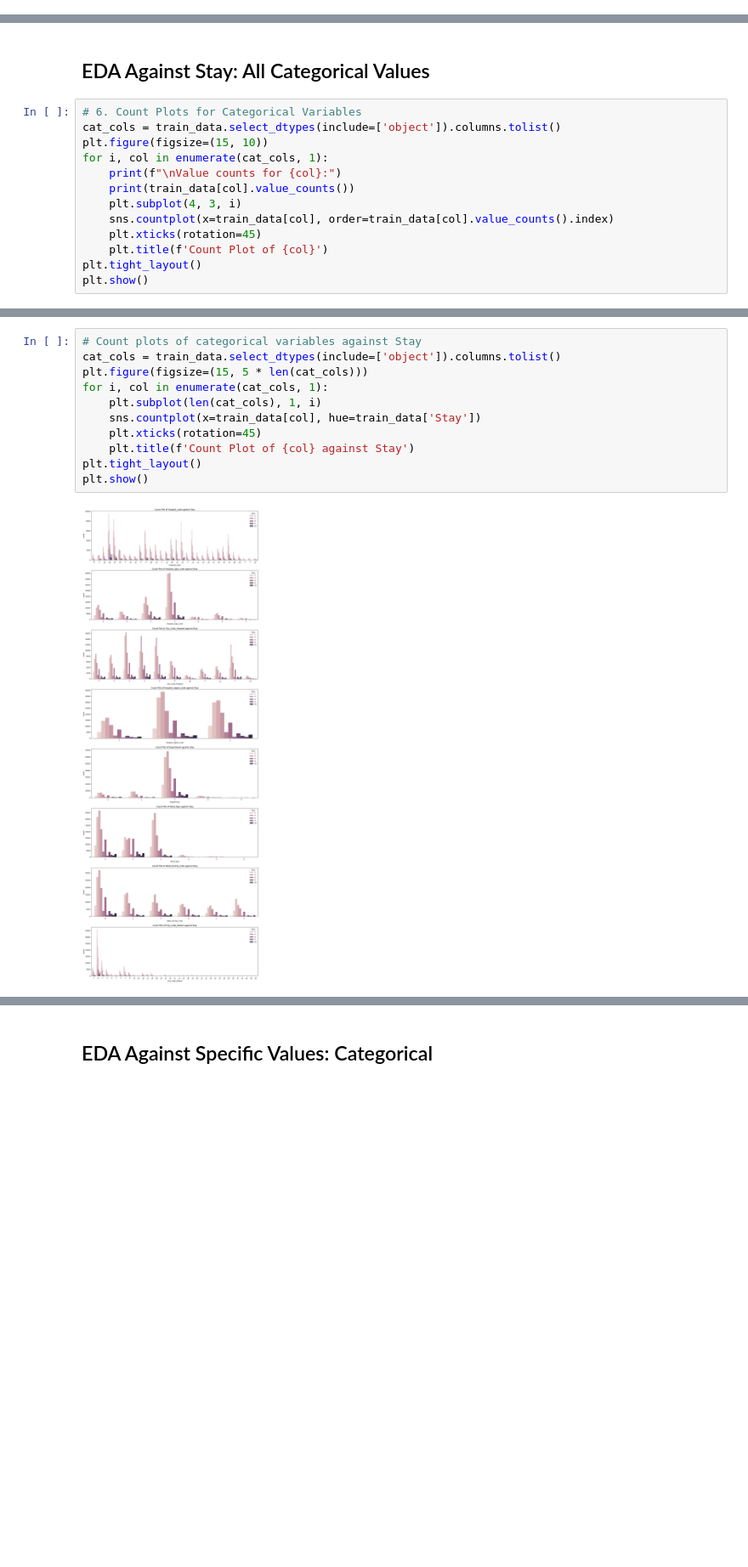
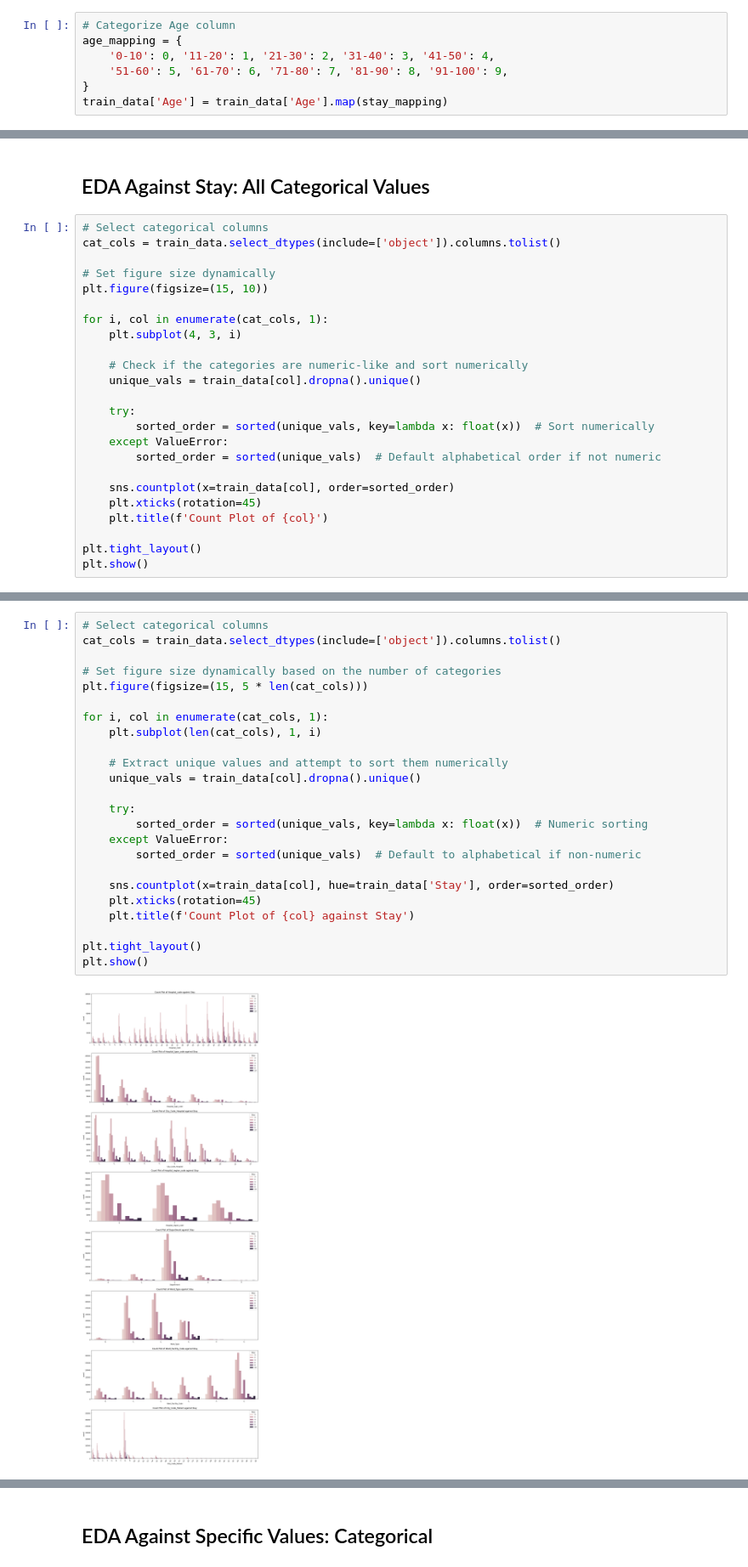
Before and after one commit to Jayjolie1026/4260, a Jupyter notebook: data_analysis.ipynb, the cells around one changed output, grey strips where cells are left out. Shown at 85% size. Saved outputs shown, nothing was run; the diff lists cells and outputs as text; blank space fills up the shorter version.

```diff
--- a/data_analysis.ipynb
+++ b/data_analysis.ipynb
@@ -158,0 +105,7 @@ for col in categorical_codes:
+# %%
+# Categorize Age column
+age_mapping = {
+    '0-10': 0, '11-20': 1, '21-30': 2, '31-40': 3, '41-50': 4,
+    '51-60': 5, '61-70': 6, '71-80': 7, '81-90': 8, '91-100': 9,
+}
+train_data['Age'] = train_data['Age'].map(stay_mapping)
@@ -332,16 +323,27 @@ Bed Grade has no impact on Stay
 # %% [markdown]
 ## EDA Against Stay: All Categorical Values
 # %%
-# 6. Count Plots for Categorical Variables
+# Select categorical columns
 cat_cols = train_data.select_dtypes(include=['object']).columns.tolist()
+
+# Set figure size dynamically
 plt.figure(figsize=(15, 10))
+
 for i, col in enumerate(cat_cols, 1):
-    print(f"\nValue counts for {col}:")
-    print(train_data[col].value_counts())
     plt.subplot(4, 3, i)
-    sns.countplot(x=train_data[col], order=train_data[col].value_counts().index)
+
+    # Check if the categories are numeric-like and sort numerically
+    unique_vals = train_data[col].dropna().unique()
+
+    try:
+        sorted_order = sorted(unique_vals, key=lambda x: float(x))  # Sort numerically
+    except ValueError:
+        sorted_order = sorted(unique_vals)  # Default alphabetical order if not numeric
+
+    sns.countplot(x=train_data[col], order=sorted_order)
     plt.xticks(rotation=45)
     plt.title(f'Count Plot of {col}')
+
 plt.tight_layout()
 plt.show()
 # %% [output]
@@ -366,13 +355,26 @@ Name: count, dtype: int64
 # %%
-# Count plots of categorical variables against Stay
+# Select categorical columns
 cat_cols = train_data.select_dtypes(include=['object']).columns.tolist()
+
+# Set figure size dynamically based on the number of categories
 plt.figure(figsize=(15, 5 * len(cat_cols)))
+
 for i, col in enumerate(cat_cols, 1):
     plt.subplot(len(cat_cols), 1, i)
-    sns.countplot(x=train_data[col], hue=train_data['Stay'])
+
+    # Extract unique values and attempt to sort them numerically
+    unique_vals = train_data[col].dropna().unique()
+
+    try:
+        sorted_order = sorted(unique_vals, key=lambda x: float(x))  # Numeric sorting
+    except ValueError:
+        sorted_order = sorted(unique_vals)  # Default to alphabetical if non-numeric
+
+    sns.countplot(x=train_data[col], hue=train_data['Stay'], order=sorted_order)
     plt.xticks(rotation=45)
     plt.title(f'Count Plot of {col} against Stay')
+
 plt.tight_layout()
 plt.show()
 # %% [output]
-[figure, old version]
+[figure, new version]
```
Also changed, not shown: parts of 51 cells of this notebook, 1 other file.
